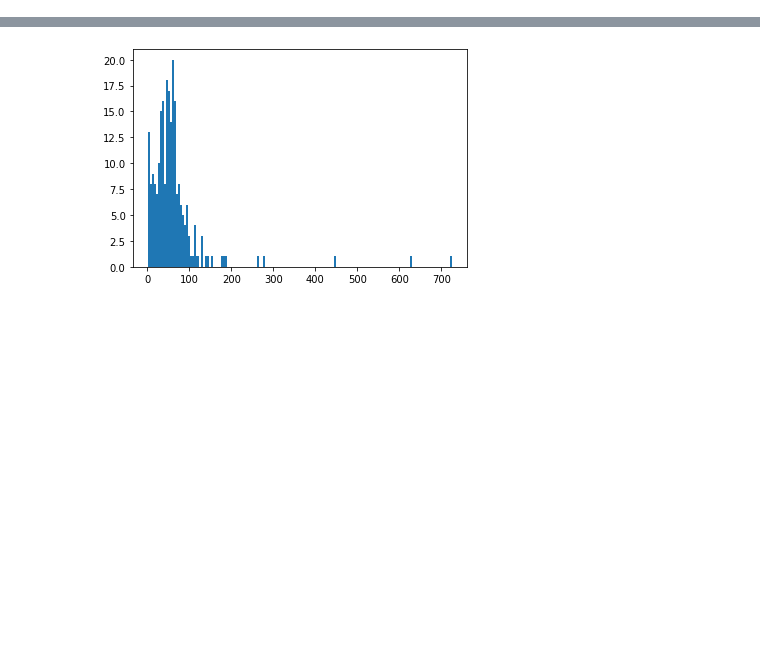
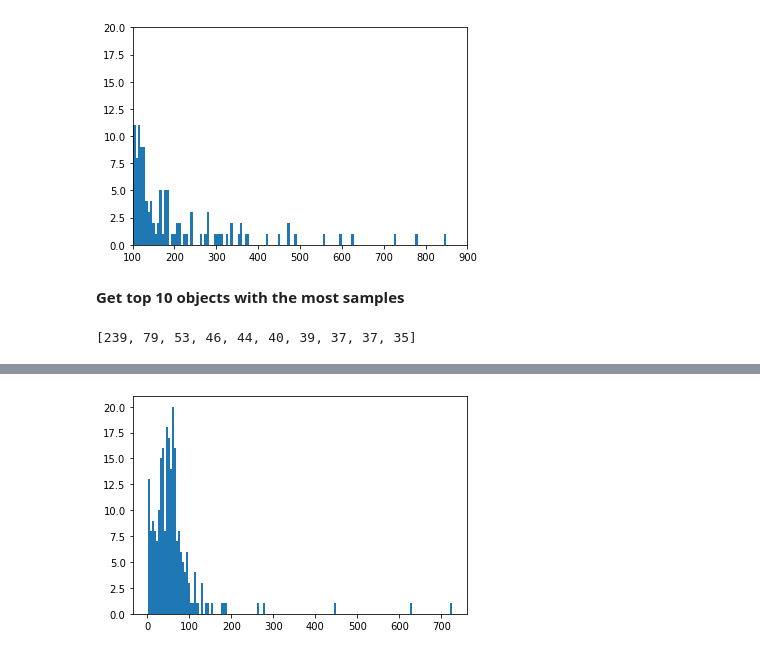
Before and after one commit to hector6298/EVOCamCal-vehicleSpeedEstimation, a Jupyter notebook: velocityHist.ipynb, the cells around one changed output, grey strips where cells are left out. Drawn from its saved outputs; the diff is of its cells as text; code cells hidden in the pictures; blank space fills up the shorter version.

```diff
--- a/velocityHist.ipynb
+++ b/velocityHist.ipynb
@@ -10,0 +65,17 @@ rand_ids = np.random.choice(ids, size=10, replace=False)
+# %%
+_ = plt.hist(all_samples_concat, bins=150, density=False)
+_ = plt.xlim((100,900))
+_ = plt.ylim((0,20))
+# %% [output]
+[figure, added]
+# %% [markdown]
+**Get top 10 objects with the most samples**
+# %%
+sorted_samples = sorted(all_samples, reverse=True, key=lambda arr: len(arr))[:10]
+sorted_lens = list(map(lambda arr: len(arr), sorted_samples))
+inds = [range(len(sorted_sample)) for sorted_sample in sorted_samples]
+sorted_lens
+
+sorted_bbs = sorted(all_bbs, reverse=True, key=lambda arr: len(arr))[:10]
+# %% [output]
+[239, 79, 53, 46, 44, 40, 39, 37, 37, 35]
```
Also changed, not shown: parts of 24 cells of this notebook, 22 other files.
